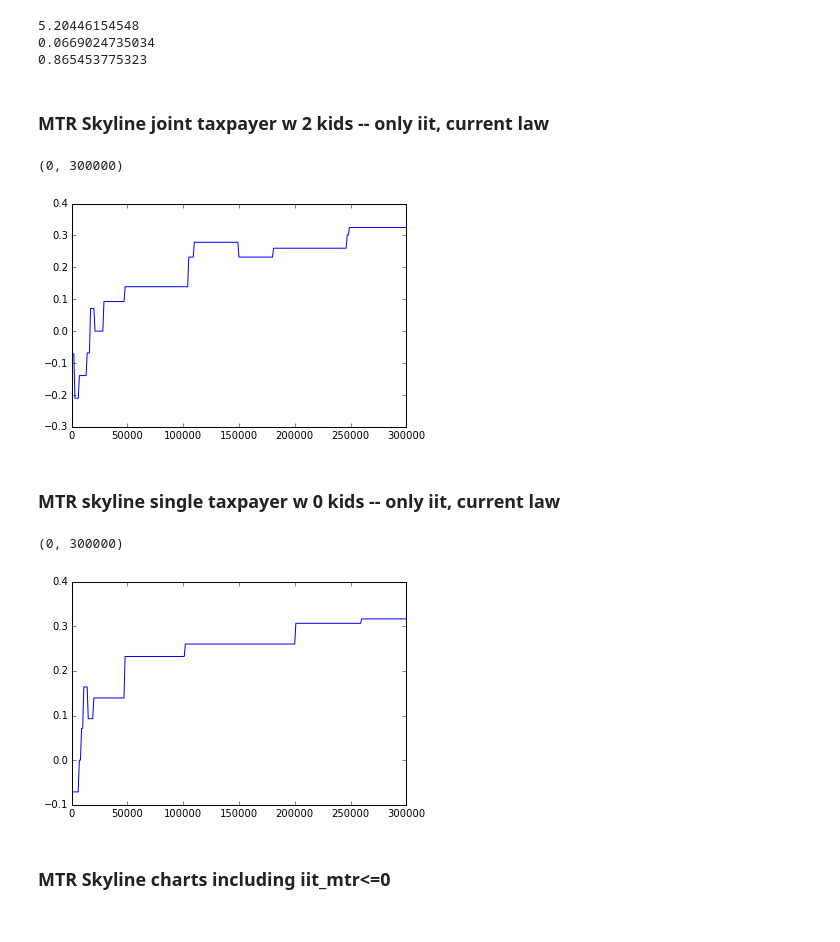
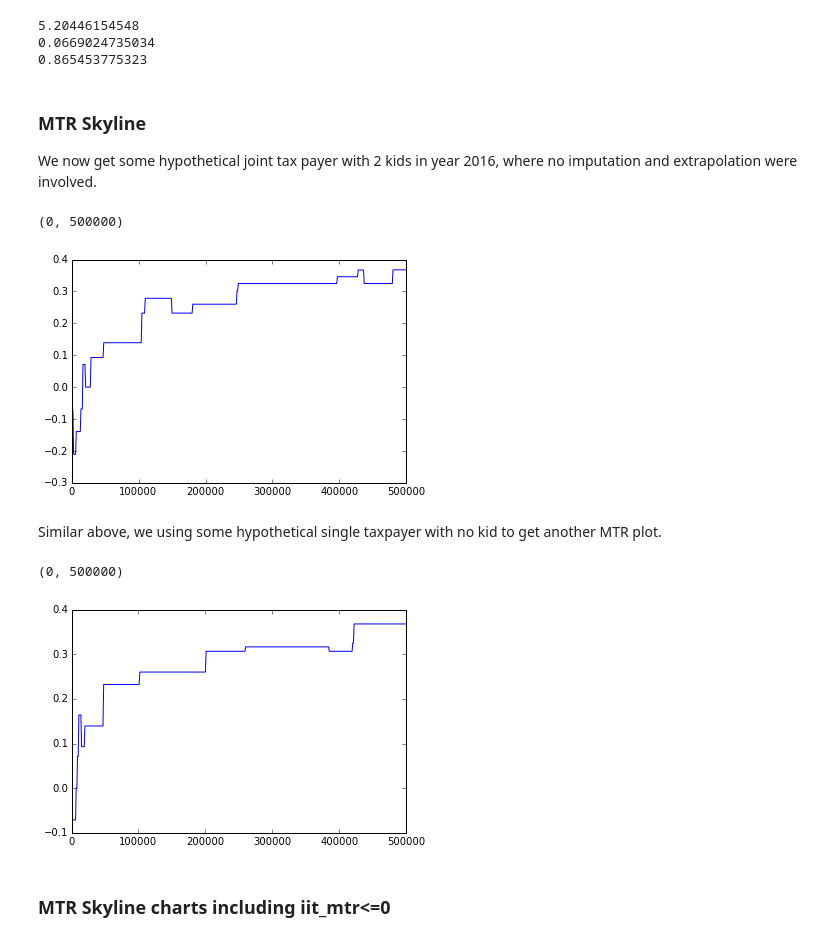
Before and after one commit to ahunter1/taxcalc_ghost, a Jupyter notebook: docs/notebooks/Brill_2016_a.ipynb, the cells around one changed output. Drawn from its saved outputs; the diff is of its cells as text; code cells hidden in the pictures.

```diff
--- a/docs/notebooks/Brill_2016_a.ipynb
+++ b/docs/notebooks/Brill_2016_a.ipynb
@@ -639,6 +639,7 @@ print diff_num_no_iit_rates_low_MI
 5.20446154548
 0.0669024735034
 0.865453775323
-# %% [markdown]
-### MTR Skyline joint taxpayer w 2 kids -- only iit, current law
+# %% [markdown]
+### MTR Skyline
+We now get some hypothetical joint tax payer with 2 kids in year 2016, where no imputation and extrapolation were involved.
 # %%
@@ -653,12 +657,13 @@ a,mtr_simple_x,c = calc_simple_x.mtr()
 # %%
+# We plot the mtr w.r.t. IIT against unit's AGI
 plt.plot(calc_simple_x.records.c00100, mtr_simple_x)
 axes = plt.gca()
-axes.set_xlim([0,300000])
+axes.set_xlim([0,500000])
 # %% [output]
-(0, 300000)
+(0, 500000)
-[figure, old version]
+[figure, new version]
-# %% [markdown]
-### MTR skyline single taxpayer w 0 kids -- only iit, current law
+# %% [markdown]
+Similar above, we using some hypothetical single taxpayer with no kid to get another MTR plot.
 # %%
 records_simple_x = Records('../../simple_payer_single.csv', consider_imputations=False, start_year=2016)
 params_simple_x = Policy()
@@ -671,10 +676,10 @@ a,mtr_simple_x,c = calc_simple_x.mtr()
 # %%
 plt.plot(calc_simple_x.records.c00100, mtr_simple_x)
 axes = plt.gca()
-axes.set_xlim([0,300000])
+axes.set_xlim([0,500000])
 # %% [output]
-(0, 300000)
+(0, 500000)
-[figure, old version]
+[figure, new version]
 # %% [markdown]
 ### MTR Skyline charts including iit_mtr<=0
 # %%
```
Also changed, not shown: parts of 13 cells of this notebook.
